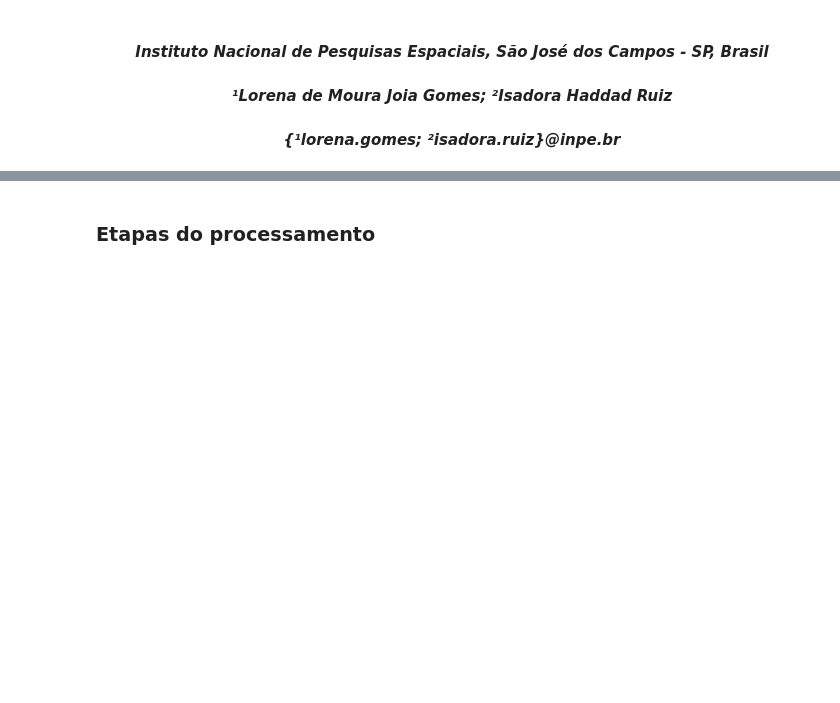
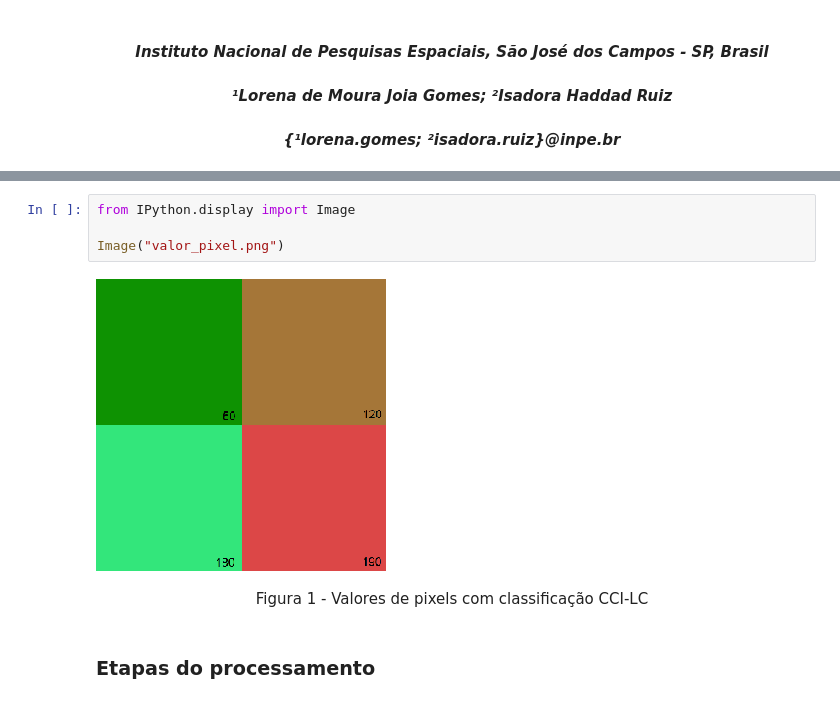
Before and after one commit to ser-347/esa-cci-sankey, a Jupyter notebook: Projeto-7_f.ipynb, the cells around one changed output, grey strips where cells are left out. Cells and saved outputs as stored; diff of their text form; blank space fills up the shorter version.

```diff
--- a/Projeto-7_f.ipynb
+++ b/Projeto-7_f.ipynb
@@ -46,6 +46,14 @@ Classes (adaptado) | Classificação IPCC        |Classe temática (CCI-LC)
 A etapa de processamento foi realizada com base na linguagem de programação _Python_ , em vista de promover a replicabilidade do código estruturado em outras aplicações, em busca de aperfeiçoamento e contribuição para a prática de ciência aberta. A linguagem _Python_ vem sendo amplamente utilizada pela comunidade científica e outros setores, com aplicações em _softwares_ livres, além de contar com bibliotecas diversas e documentação acessível.
 
 Os procedimentos adotados para processar e analisar os dados são apresentado nos tópicos seguintes neste documento. Como resultado da análise foi elaborado um [reletório](https://github.com/irhaddad), onde as considerações são apresentadas com mais detalhes.
+# %%
+from IPython.display import Image
+
+Image("valor_pixel.png")
+# %% [output]
+[figure, added]
+# %% [markdown]
+<center>Figura 1 - Valores de pixels com classificação CCI-LC</center>
 # %% [markdown]
 ### Etapas do processamento
 # %% [markdown]
```
Also changed, not shown: parts of 1 cell of this notebook.
